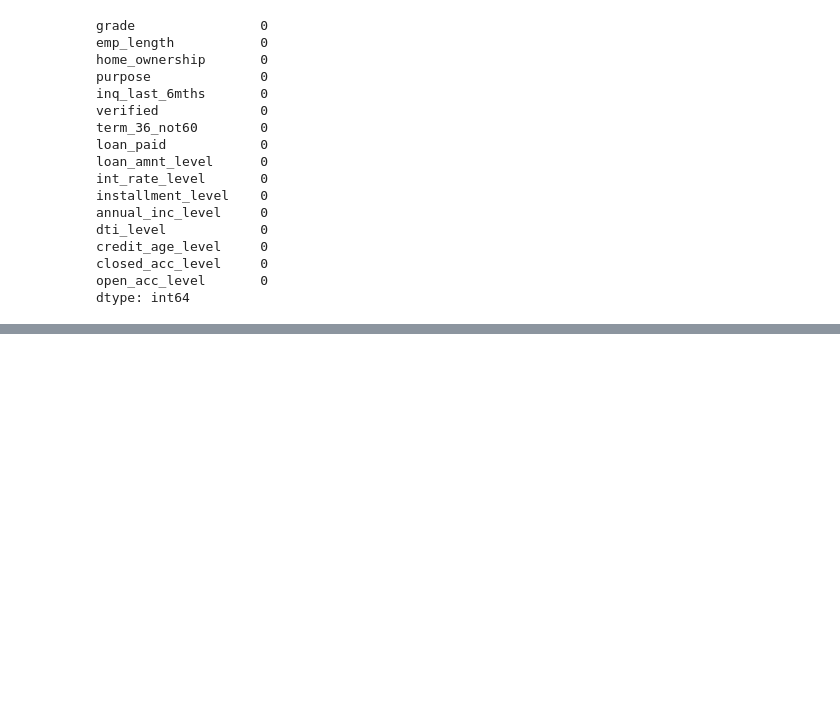
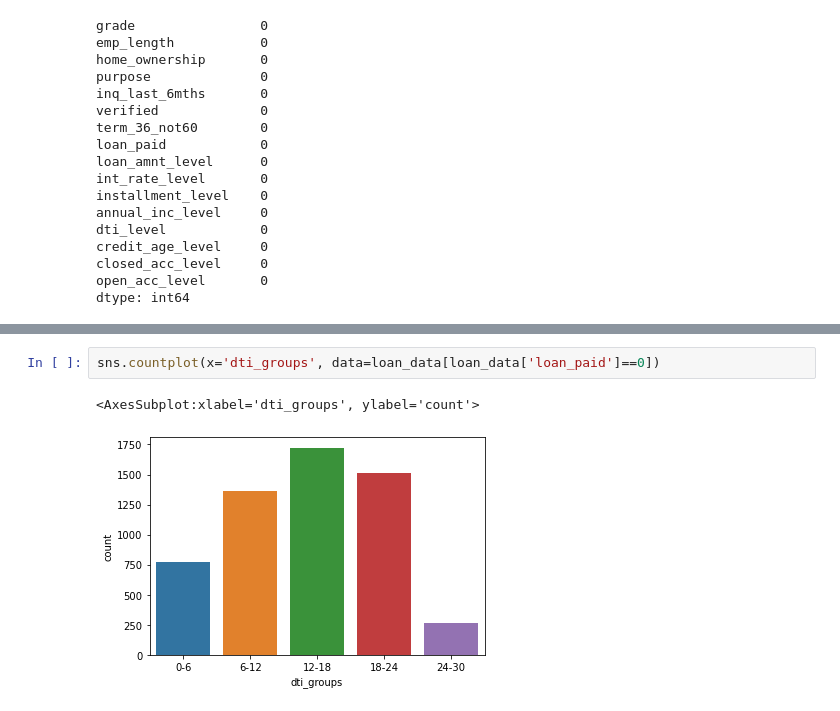
Before and after one commit to ajitjohn05/Lending_Club_Case_Study_Project_Ajit_Siddhant, a Jupyter notebook: Group_Facilitator_AjitJohn.ipynb, the cells around one changed output, grey strips where cells are left out. Saved outputs shown, nothing was run; the diff lists cells and outputs as text; blank space fills up the shorter version.

```diff
--- a/Group_Facilitator_AjitJohn.ipynb
+++ b/Group_Facilitator_AjitJohn.ipynb
@@ -376,0 +461,5 @@ dtype: int64
+# %%
+sns.countplot(x='dti_groups', data=loan_data[loan_data['loan_paid']==0])
+# %% [output]
+<AxesSubplot:xlabel='dti_groups', ylabel='count'>
+[figure, added]
```
Also changed, not shown: parts of 43 cells of this notebook.
